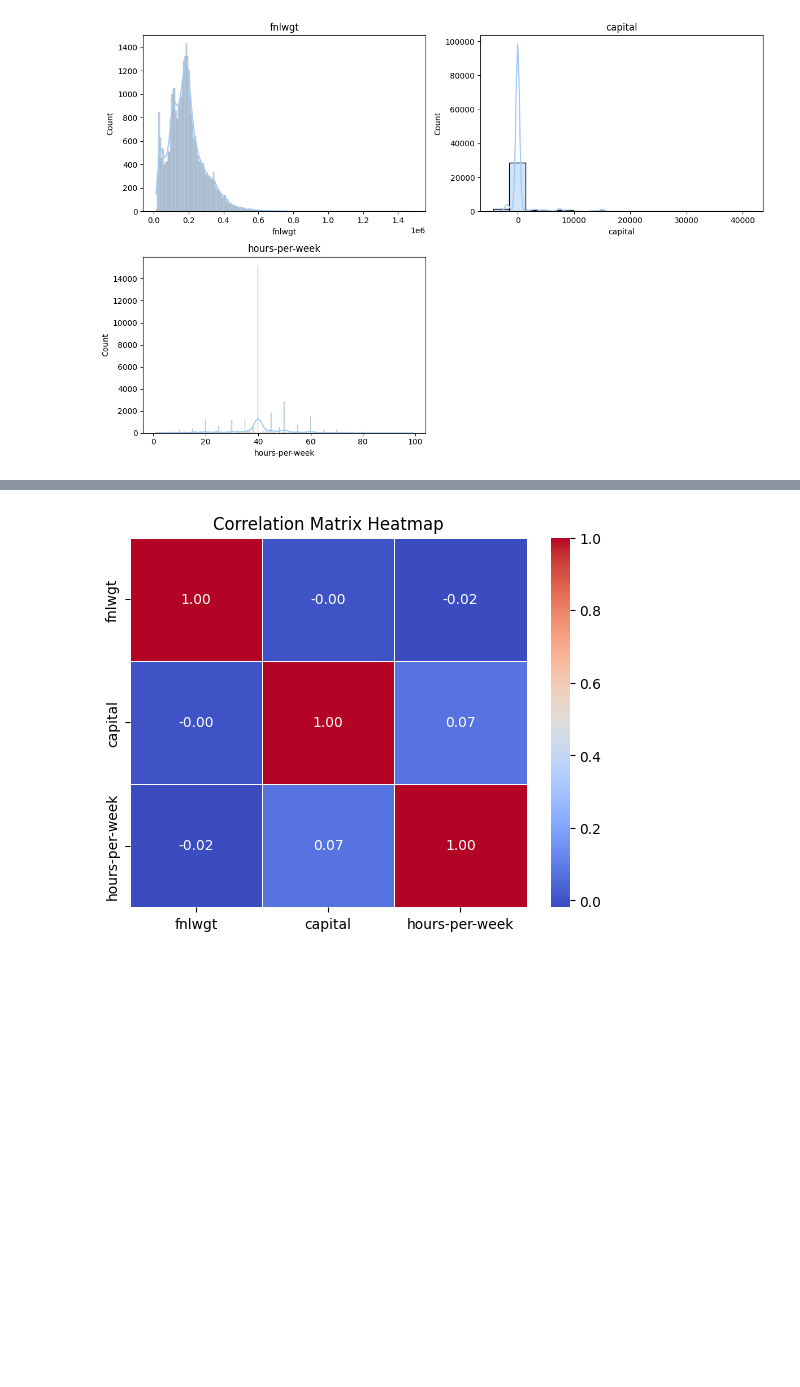
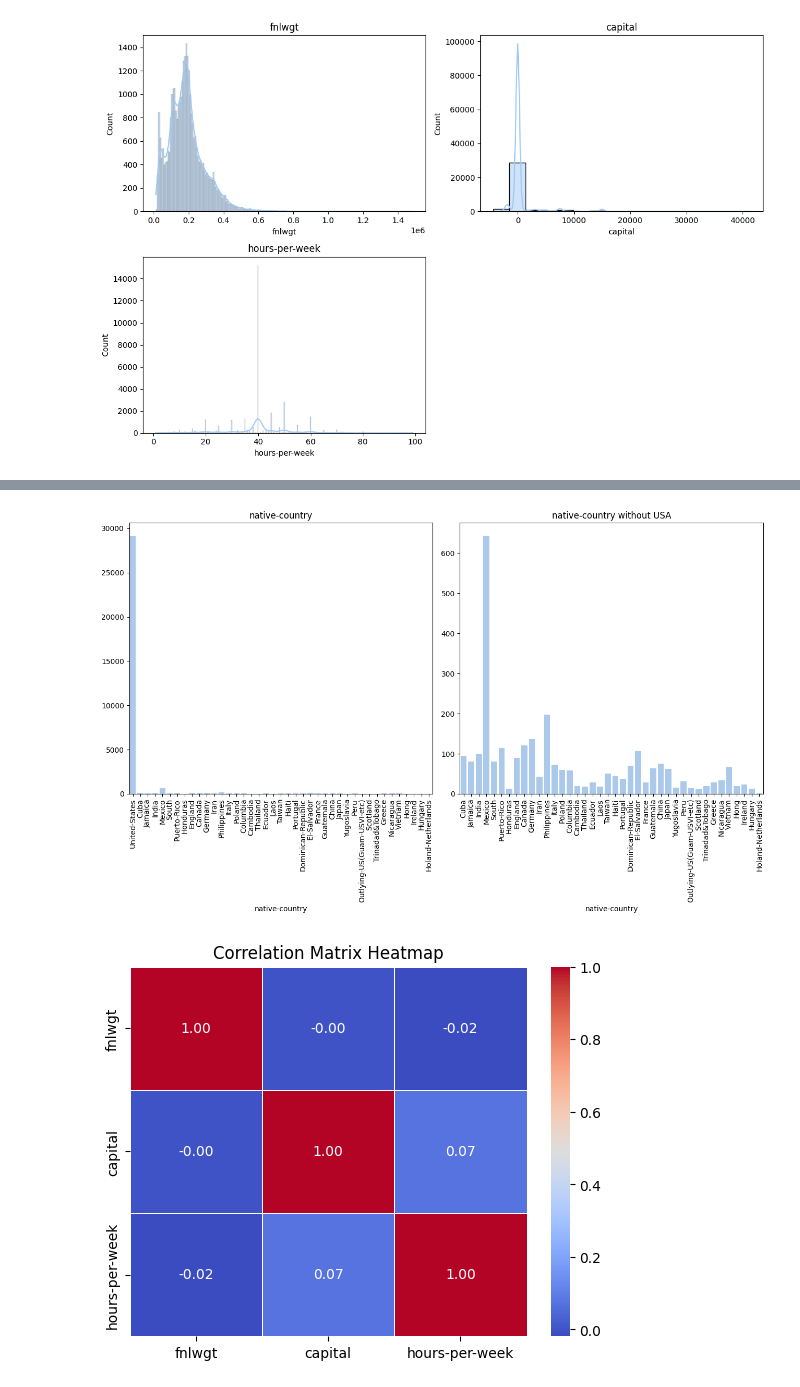
Before and after one commit to Staszek15/Data-Mining-Project, a Jupyter notebook: adults_analyze.ipynb, the cells around one changed output, grey strips where cells are left out. Saved outputs shown, nothing was run; the diff lists cells and outputs as text; code cells hidden in the pictures; blank space fills up the shorter version.

```diff
--- a/adults_analyze.ipynb
+++ b/adults_analyze.ipynb
@@ -136,3 +138,25 @@ plt.show()
+# %%
+fix, axes = plt.subplots(1, 2, figsize=(13, 8))
+for i, usa in enumerate([True, False]):
+    if usa:
+        plt.subplot(1,2,1)
+        sns.countplot(data = df,
+                      x = categorical_features[-1])
+        plt.title(categorical_features[-1])
+        plt.ylabel(None)
+        plt.xticks(rotation=90)
+    else:
+        plt.subplot(1,2,2)
+        sns.countplot(data = df[df['native-country'] != 'United-States'],
+                      x = categorical_features[-1])
+        plt.title(categorical_features[-1] + ' without USA')
+        plt.ylabel(None)
+        plt.xticks(rotation=90)
+
+plt.tight_layout()
+plt.show()
+# %% [output]
+[figure, added]
 # %%
 sns.heatmap(df[numerical_features].corr(), annot=True, cmap='coolwarm', fmt=".2f", linewidths=0.5)
 plt.title('Correlation Matrix Heatmap')
```
Also changed, not shown: parts of 5 cells of this notebook, 7 other files.
